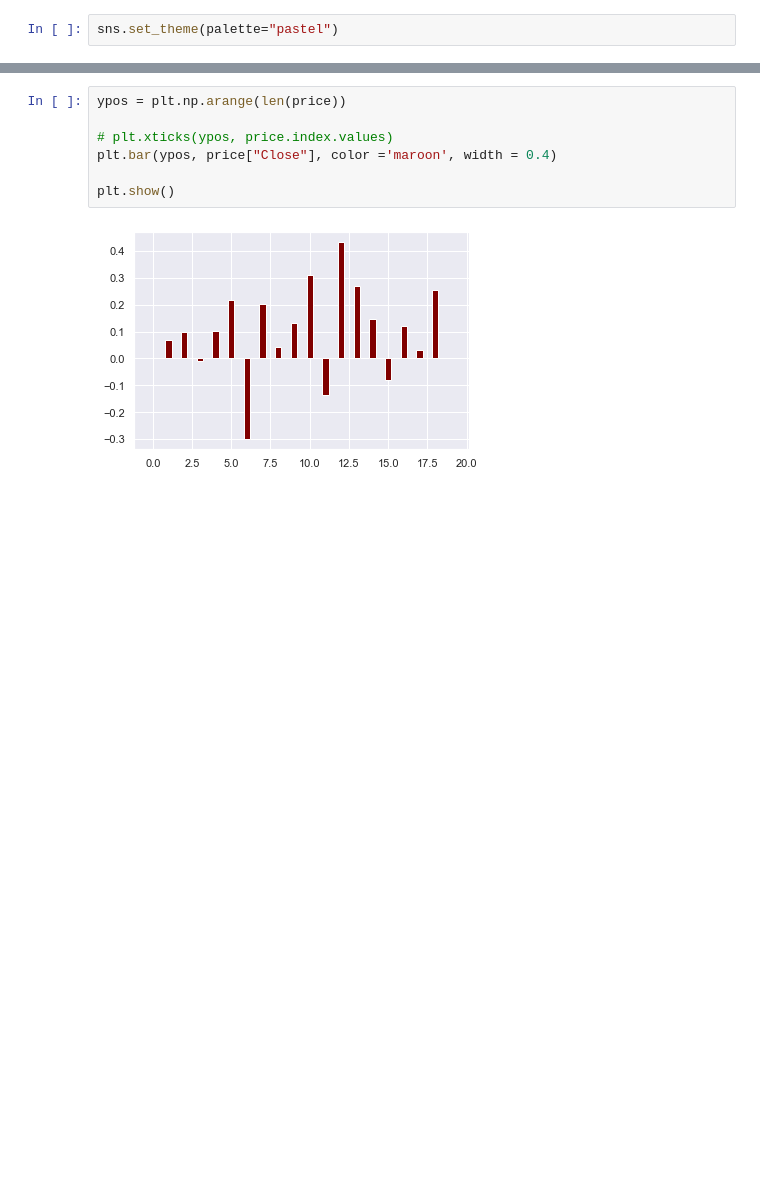
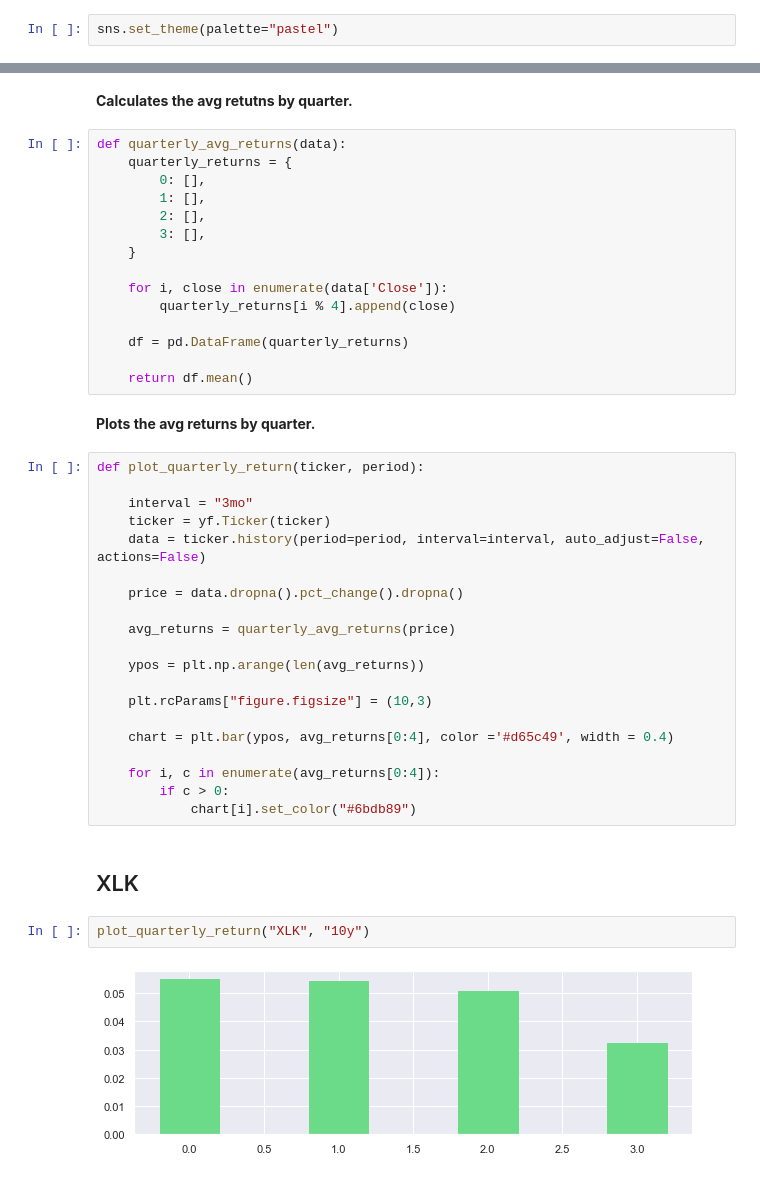
Before and after one commit to praven07/market-analysis, a Jupyter notebook: QuarterlyReturn.ipynb, the cells around one changed output, grey strips where cells are left out. Cells and saved outputs as stored; diff of their text form; blank space fills up the shorter version.

Commit message:
Changed the report to support different tickers. It is still under constructions. It is not fully tested.

```diff
--- a/QuarterlyReturn.ipynb
+++ b/QuarterlyReturn.ipynb
@@ -51,9 +16,45 @@ Date
-# %%
-ypos = plt.np.arange(len(price))
-
-# plt.xticks(ypos, price.index.values)
-plt.bar(ypos, price["Close"], color ='maroon', width = 0.4)
-
-plt.show()
-# %% [output]
-[figure, removed]
+# %% [markdown]
+**Calculates the avg retutns by quarter.**
+# %%
+def quarterly_avg_returns(data):
+    quarterly_returns = {
+        0: [],
+        1: [],
+        2: [],
+        3: [],
+    }
+
+    for i, close in enumerate(data['Close']):
+        quarterly_returns[i % 4].append(close)
+
+    df = pd.DataFrame(quarterly_returns)
+
+    return df.mean()
+# %% [markdown]
+**Plots the avg returns by quarter.**
+# %%
+def plot_quarterly_return(ticker, period):
+
+    interval = "3mo"
+    ticker = yf.Ticker(ticker)
+    data = ticker.history(period=period, interval=interval, auto_adjust=False, actions=False)
+
+    price = data.dropna().pct_change().dropna()
+
+    avg_returns = quarterly_avg_returns(price)
+
+    ypos = plt.np.arange(len(avg_returns))
+
+    plt.rcParams["figure.figsize"] = (10,3)
+
+    chart = plt.bar(ypos, avg_returns[0:4], color ='#d65c49', width = 0.4)
+
+    for i, c in enumerate(avg_returns[0:4]):
+        if c > 0:
+            chart[i].set_color("#6bdb89")
+# %% [markdown]
+## XLK
+# %%
+plot_quarterly_return("XLK", "10y")
+# %% [output]
+[figure, added]
```
Also changed, not shown: parts of 26 cells of this notebook.
